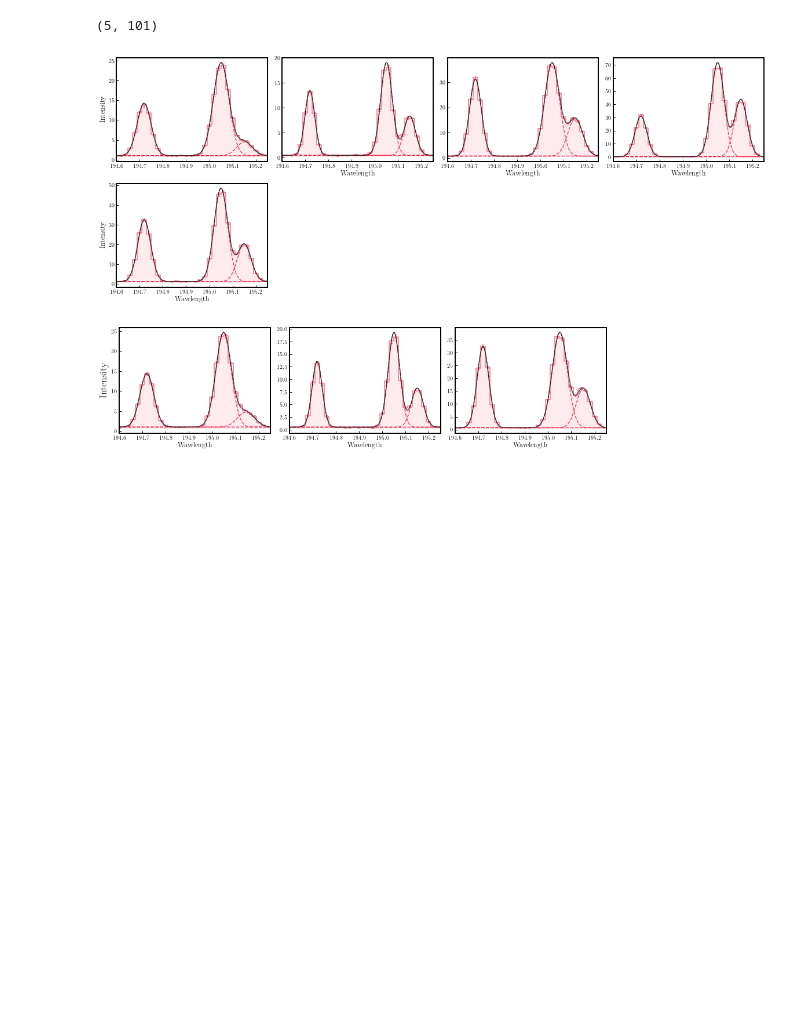
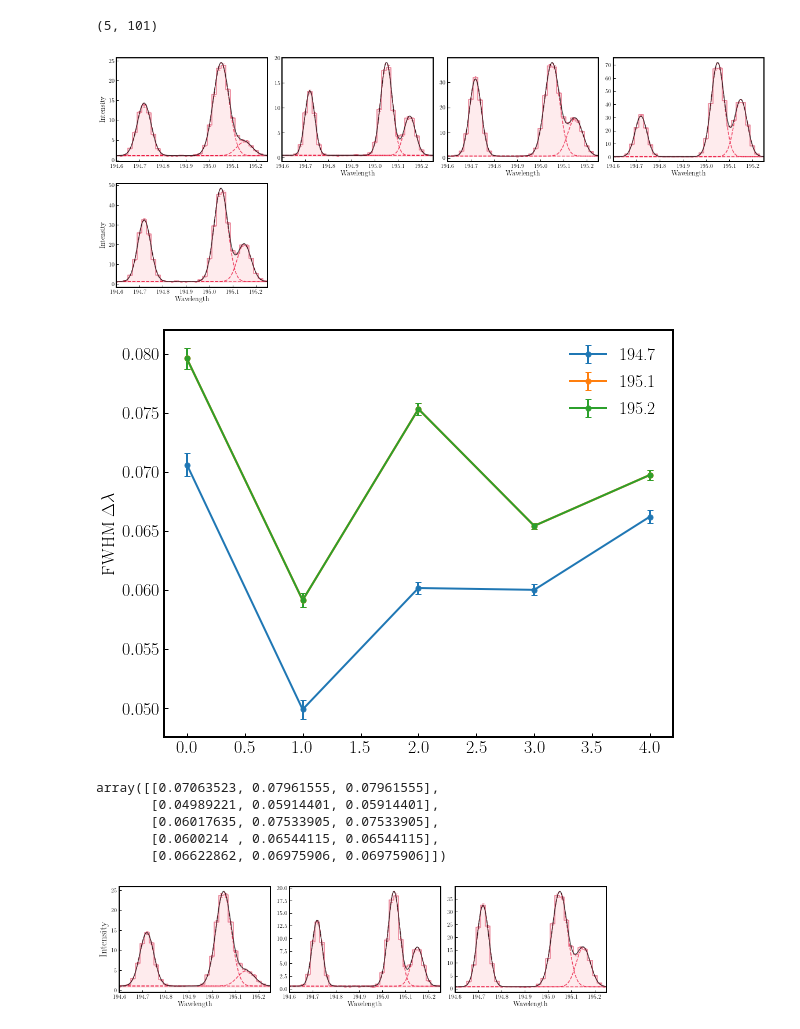
Before and after one commit to yjzhu-solar/MyPy, a Jupyter notebook: tutorial/SpectrumFitRow_test.ipynb, the cells around one changed output. Drawn from its saved outputs; the diff is of its cells as text; code cells hidden in the pictures; blank space fills up the shorter version.

```diff
--- a/tutorial/SpectrumFitRow_test.ipynb
+++ b/tutorial/SpectrumFitRow_test.ipynb
@@ -25,14 +25,24 @@ data += np.random.normal(loc=0,scale=error_lvl)
 # %%
 import importlib
 importlib.reload(juanfit)
 from juanfit import SpectrumFitRow
 fit_model = SpectrumFitRow(data=data,wvl=wvl,err=error_lvl,line_number=3,same_width=[False,True,True],
                             line_wvl_init=[194.7,195,195.1],int_max_init=[40,50,60],
                             fwhm_init=[0.1,0.1,0.1])
 fit_model.run_lse()
 fit_model.plot_fit(color_style="Red",xlim=(194.6,195.25))
+fit_model.plot_variation()
 # %% [output]
 [figure]
+[figure, added]
+# %%
+fit_model.fwhm_fit
+# %% [output]
+array([[0.07063523, 0.07961555, 0.07961555],
+       [0.04989221, 0.05914401, 0.05914401],
+       [0.06017635, 0.07533905, 0.07533905],
+       [0.0600214 , 0.06544115, 0.06544115],
+       [0.06622862, 0.06975906, 0.06975906]])
 # %%
 import importlib
 importlib.reload(juanfit)
```
Also changed, not shown: 2 other files.
